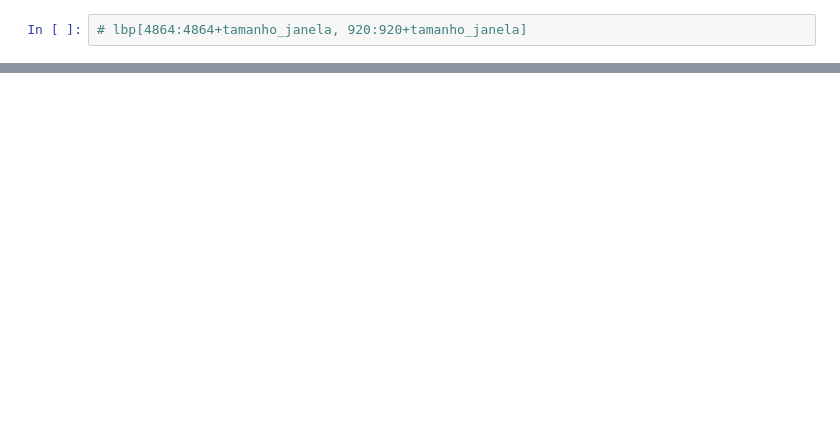
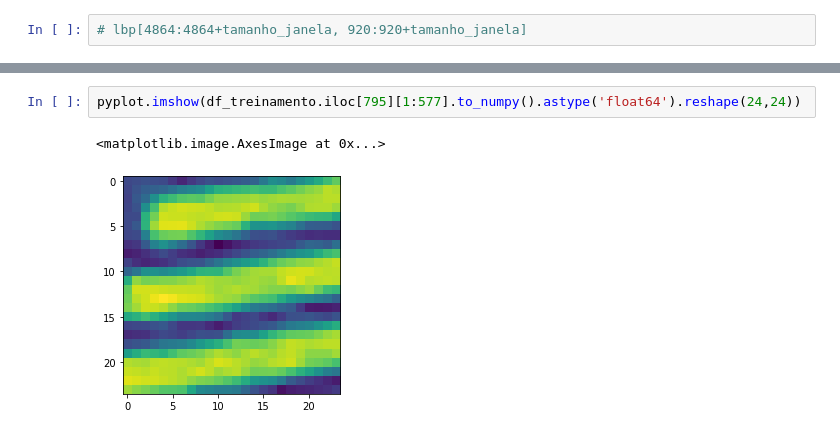
Before and after one commit to AndaSampa/faixas-de-pedestre, a Jupyter notebook: 00 - Preparando dados para o treinamento por aprendizado de máquina.ipynb, the cells around one changed output, grey strips where cells are left out. Drawn from its saved outputs; the diff is of its cells as text; blank space fills up the shorter version.

```diff
--- a/00 - Preparando dados para o treinamento por aprendizado de máquina.ipynb
+++ b/00 - Preparando dados para o treinamento por aprendizado de máquina.ipynb
@@ -275,0 +362,5 @@ print(f"{rua} ruas e {faixa} faixas")
+# %%
+pyplot.imshow(df_treinamento.iloc[795][1:577].to_numpy().astype('float64').reshape(24,24))
+# %% [output]
+<matplotlib.image.AxesImage at 0x...>
+[figure, added]
```
Also changed, not shown: parts of 22 cells of this notebook, 3 other files.
